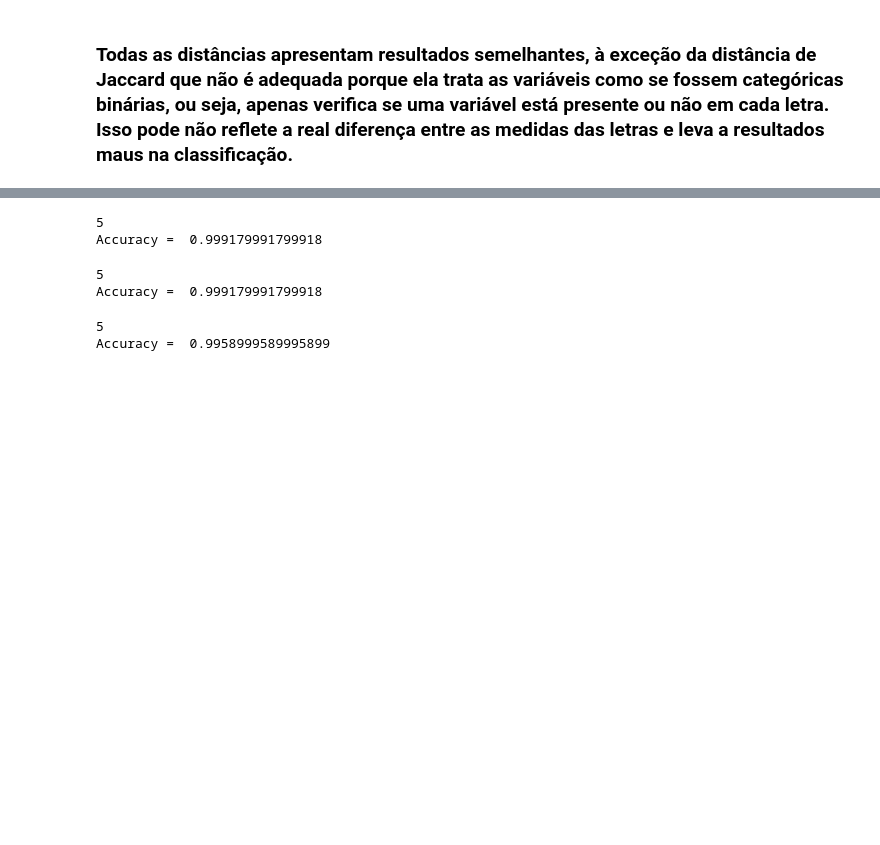
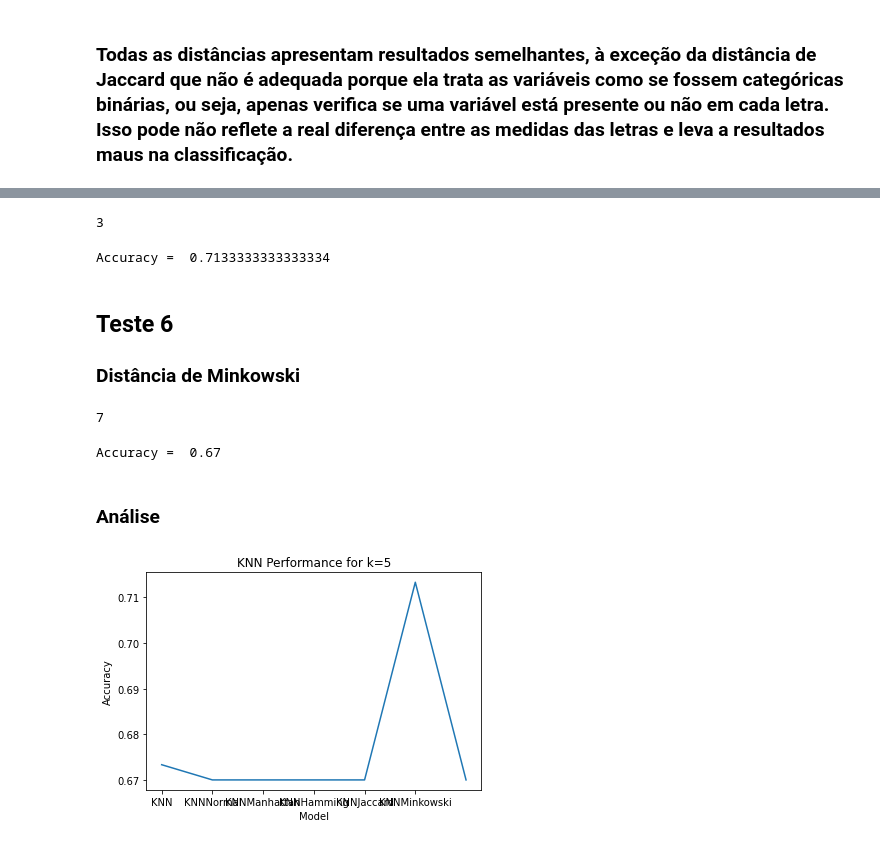
Before and after one commit to guilhermevaz8/Modified-KNN, a Jupyter notebook: KNNM.ipynb, the cells around one changed output, grey strips where cells are left out. Cells and saved outputs as stored; diff of their text form; code cells hidden in the pictures; blank space fills up the shorter version.

```diff
--- a/KNNM.ipynb
+++ b/KNNM.ipynb
@@ -505,27 +720,38 @@ Accuracy =  0.8031980319803198
+# %%
+KNN5=KNNJaccard(3) #our model
+KNN5.fit(X_train,y_train)
+# %% [output]
+3
+# %%
+Y1_pred = KNN5.predict(X_test)
+print("Accuracy = ", accuracy_score(y_test, Y1_pred))
+accuracy.append(accuracy_score(y_test,Y1_pred))
+# %% [output]
+Accuracy =  0.7133333333333334
+# %% [markdown]
+## Teste 6
+### Distância de Minkowski
+# %%
+find_best_k(X_train, X_test, y_train, y_test,KNNMinkowski)
+# %% [output]
+7
+# %%
+KNN6=KNNMinkowski(7) #our model
+KNN6.fit(X_train,y_train)
+# %%
+Y1_pred = KNN6.predict(X_test)
+print("Accuracy = ", accuracy_score(y_test, Y1_pred))
+accuracy.append(accuracy_score(y_test,Y1_pred))
+# %% [output]
+Accuracy =  0.67
+# %% [markdown]
+### Análise
 # %%
-KNN3=KNNHamming(5) #our model
-KNN3.fit(X_train,y_train)
-
-Y1_pred = KNN3.predict(X_test)
-print("Accuracy = ", accuracy_score(y_test, Y1_pred))
+plt.plot(accuracy)
+plt.xlabel("Model")
+plt.ylabel("Accuracy")
+plt.title("KNN Performance for k=5")
+plt.xticks(range(6), ['KNN','KNNNormal','KNNManhattan','KNNHamming','KNNJaccard','KNNMinkowski'])
+plt.show()
 # %% [output]
-5
-Accuracy =  0.999179991799918
+[figure, added]
-# %%
-KNN2=KNNManhattan(5) #our model
-KNN2.fit(X_train,y_train)
-
-Y1_pred = KNN2.predict(X_test)
-print("Accuracy = ", accuracy_score(y_test, Y1_pred))
-# %% [output]
-5
-Accuracy =  0.999179991799918
-# %%
-KNN1=KNNNormal(5) #our model
-KNN1.fit(X_train,y_train)
-
-Y1_pred = KNN1.predict(X_test)
-print("Accuracy = ", accuracy_score(y_test, Y1_pred))
-# %% [output]
-5
-Accuracy =  0.9958999589995899
```
Also changed, not shown: parts of 99 cells of this notebook, 6 other files.
